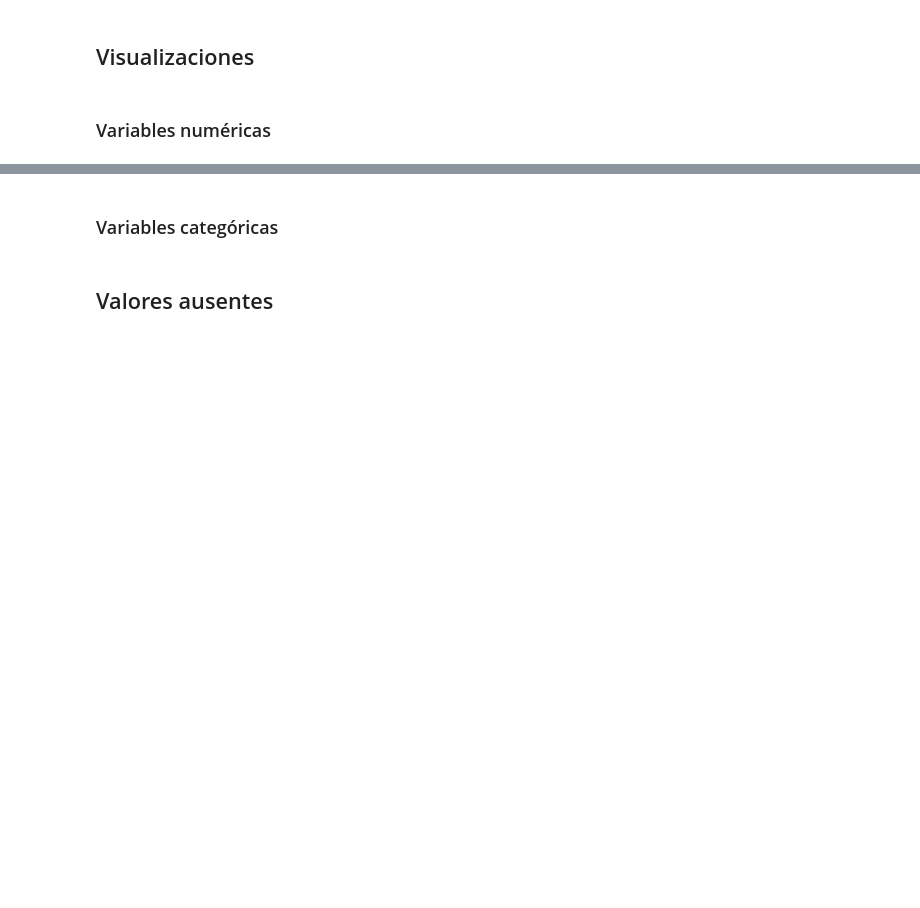
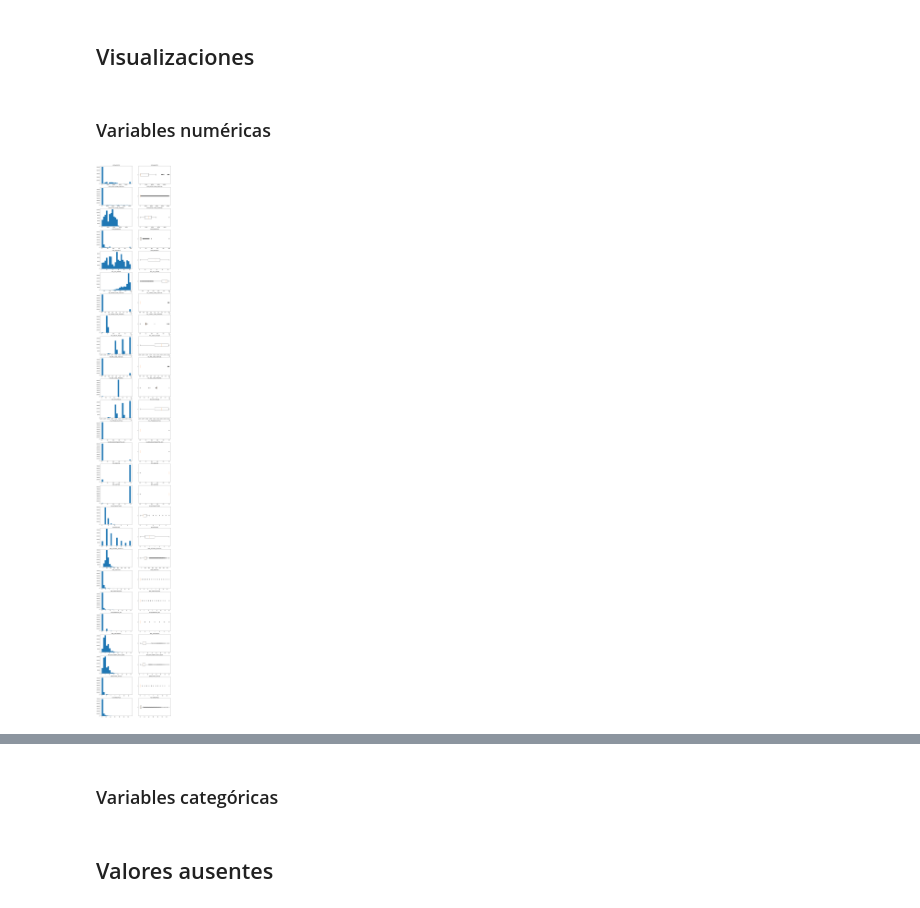
Before and after one commit to DanielPascualSenties/TFM, a Jupyter notebook: MotorLimpio.ipynb, the cells around one changed output, grey strips where cells are left out. Drawn from its saved outputs; the diff is of its cells as text; code cells hidden in the pictures; blank space fills up the shorter version.

```diff
--- a/MotorLimpio.ipynb
+++ b/MotorLimpio.ipynb
@@ -340,4 +427,23 @@ columnas_analogas(df, 'COD_GRUPO_TARIFA', 'DESC_GRUPO_TARIFICACION')
+# %%
+df = df.drop(columns=["ANIO_CARTERA","MES_CARTERA","COD_POLIZA","FEC_BAJA_POLIZA","FEC_GRABACION_BAJA",
+                      "DES_CAUSA_ANULACION","COD_CAUSA_ANULACION", "ID_CIERRE", "TIPO_OPERACION", "COD_FORMA_PAGO", "COD_TIPO_POLIZA",
+                      "COD_MODO_PAGO", "ID_TRAMO_BONUS", "COD_OFICINA_GESTORA","COD_OFICINA_ABRIDORA", "COD_TIPO_CLIENTE",
+                      "COD_TIPO_SINIESTRO", "COD_TIPO_VEHICULO", "COD_GRUPO_TARIFA", "NUM_LOTE_CARTERA", "COD_BANCO",
+                      'COD_VEHICULO','DESC_MODELO_VERSION'])
 # %% [markdown]
 ## Visualizaciones
 # %% [markdown]
 ### Variables numéricas
+# %%
+plt.figure(figsize=(15,500))
+for i, var in enumerate(np.sort(df.describe().columns)):
+    plt.subplot(df.columns.shape[0],2,2*i+1)
+    plt.hist(df[var], bins = 20)
+    plt.xlabel('')
+    plt.title(var)
+    plt.subplot(df.columns.shape[0],2,2*i+2)
+    plt.boxplot(df[var], vert=False)
+    plt.xlabel('')
+    plt.title(var)
+# %% [output]
+[figure, added]
```
Also changed, not shown: parts of 36 cells of this notebook, 1 other file.
